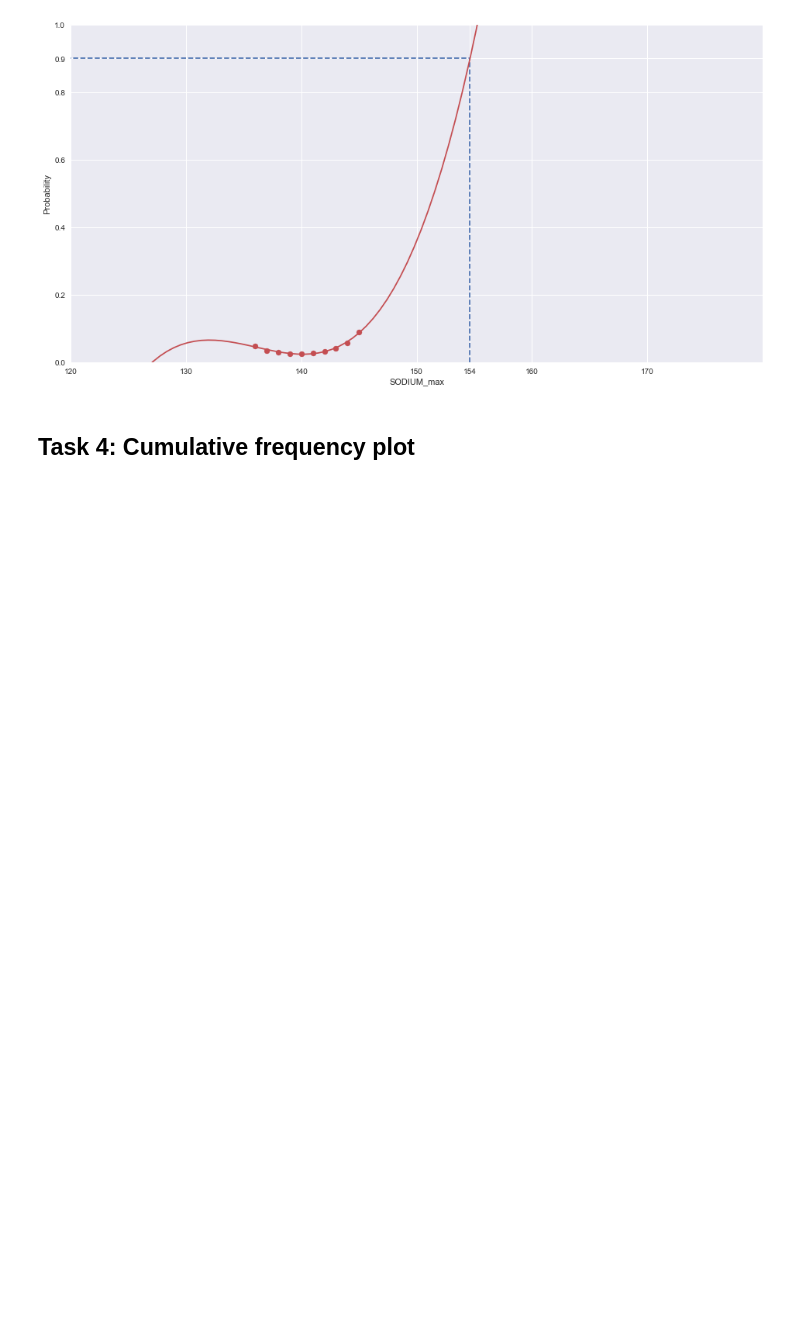
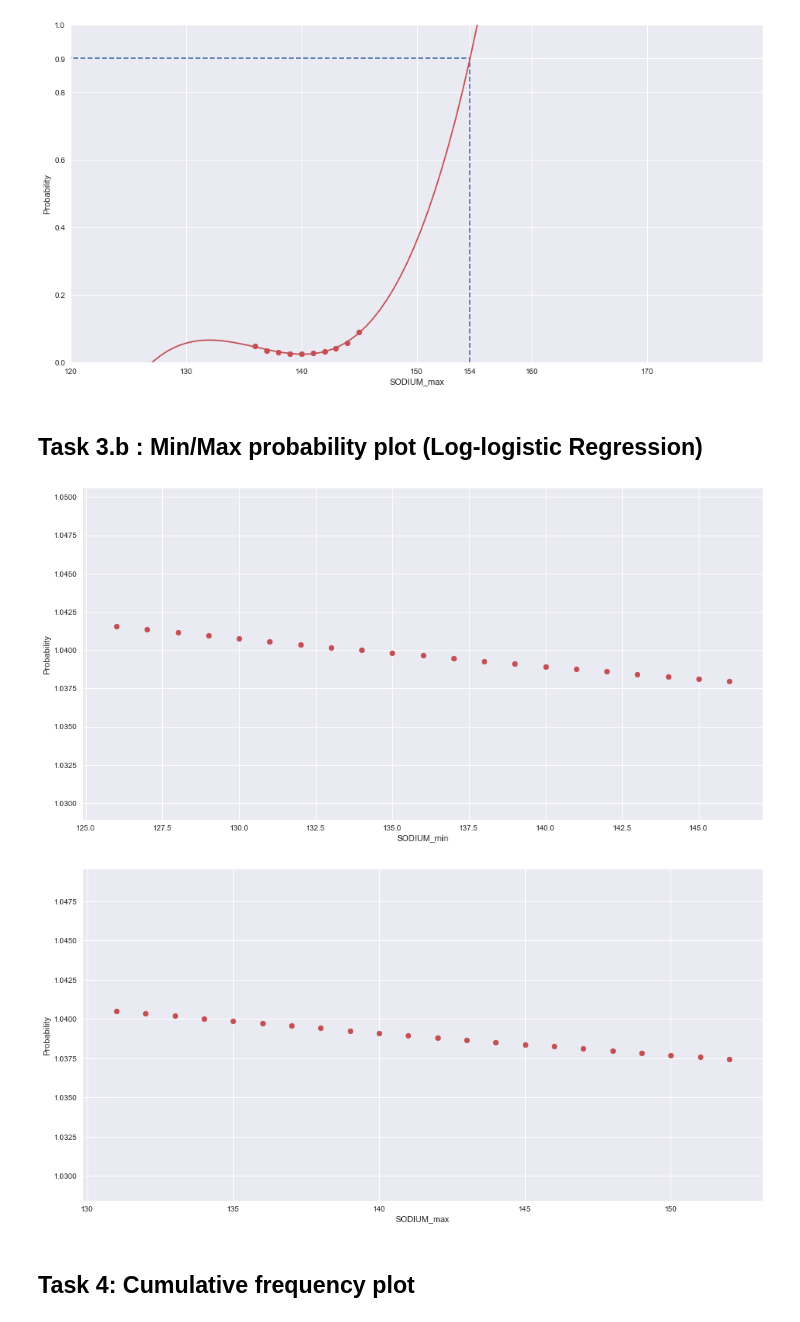
Before and after one commit to DuHao10086/ICPLM2017, a Jupyter notebook: Experiment.ipynb, the cells around one changed output. Cells and saved outputs as stored; diff of their text form; code cells hidden in the pictures; blank space fills up the shorter version.

Commit message:
Add log-logistic regression

```diff
--- a/Experiment.ipynb
+++ b/Experiment.ipynb
@@ -284,6 +284,54 @@ for lab in lab_minmax:
 # %% [output]
 [figure]
 [figure]
+# %% [markdown]
+## Task 3.b : Min/Max probability plot (Log-logistic Regression)
+# %%
+for lab in lab_minmax:
+    clf = LogisticRegression()
+
+    tenth, nintieth = np.percentile(data[lab].dropna(), [1, 99])
+    _crit = [i and j for i, j in zip(data['age'] < 18.0, data[lab].map(lambda x: ~np.isnan(x)))]
+    _subjects = data.loc[_crit, 'Research.ID'].unique()
+    _group = data[data['Research.ID'].isin(_subjects)].groupby('Research.ID')
+
+    X = _group[lab].agg('max').as_matrix().reshape(-1, 1)
+    #print(X)
+    X = np.log(X)
+    #print(X)
+    y = _group['included'].agg('max').astype(int).as_matrix()
+    #print(y.shape)
+    clf.fit(X=X, y=y)
+
+    fig, ax = plt.subplots()
+    ax.set_xbound(lower=tenth, upper=nintieth)
+    ax.set_xlabel(lab)
+    ax.set_ylabel("Probability")
+    # bins = np.linspace(tenth, nintieth, num=30)
+    bins = np.arange(tenth, nintieth)
+    _x = []
+    _y = []
+
+    for i in bins:
+        #print(np.log(i))
+        _prob = clf.predict_proba(X=np.array(np.log([i])).reshape(-1,1))
+        #print(clf.classes_)
+        #print(_prob)
+        _x.append(i)
+        #print(_prob[0][1])
+        _y.append(np.exp(_prob[0][1]))
+    ax.scatter(x=_x, y=_y, c='r')
+
+    #print(_x)
+    #print(_y)
+    #_x, _y = pd.Series(_x[:], name=""), pd.Series(_y[:], name="")
+    #ax = sns.regplot(x=_x, y=_y,
+    #                  scatter_kws={"s": 50},
+    #                  color='r',
+    #                  order=3, ci=None, truncate=False)
+# %% [output]
+[figure, added]
+[figure, added]
 # %% [markdown]
 ## Task 4: Cumulative frequency plot
 # %%
```
Also changed, not shown: parts of 3 cells of this notebook.
